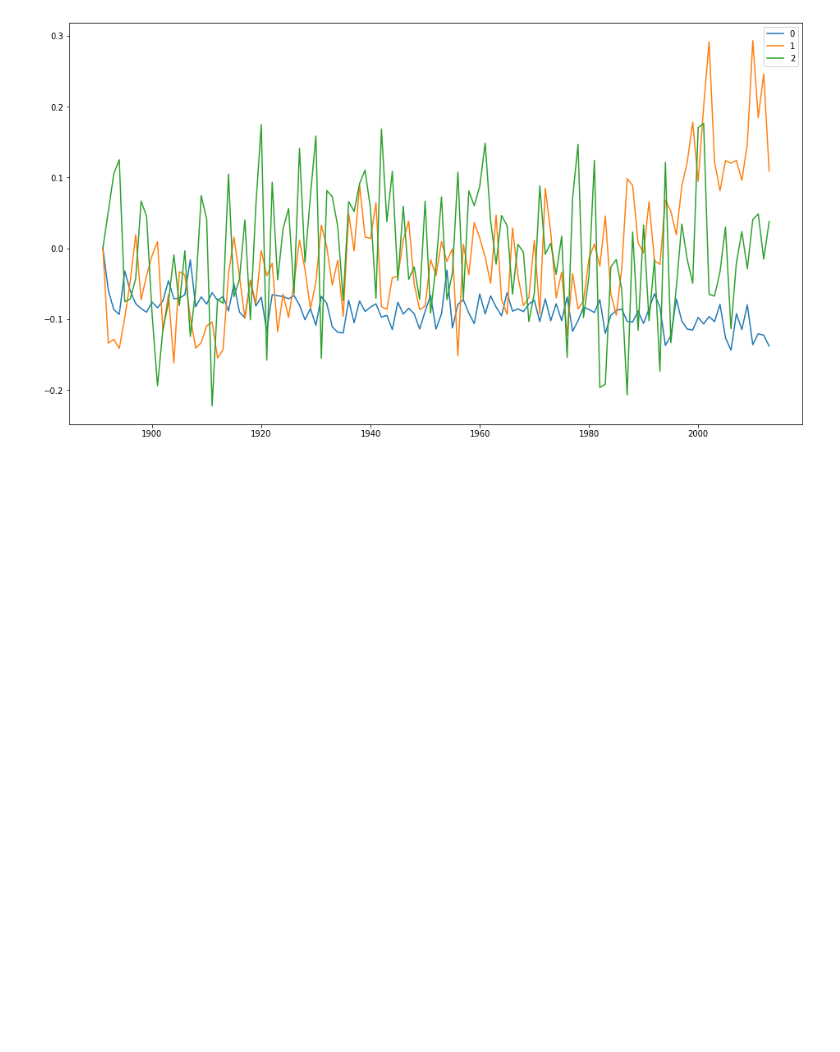
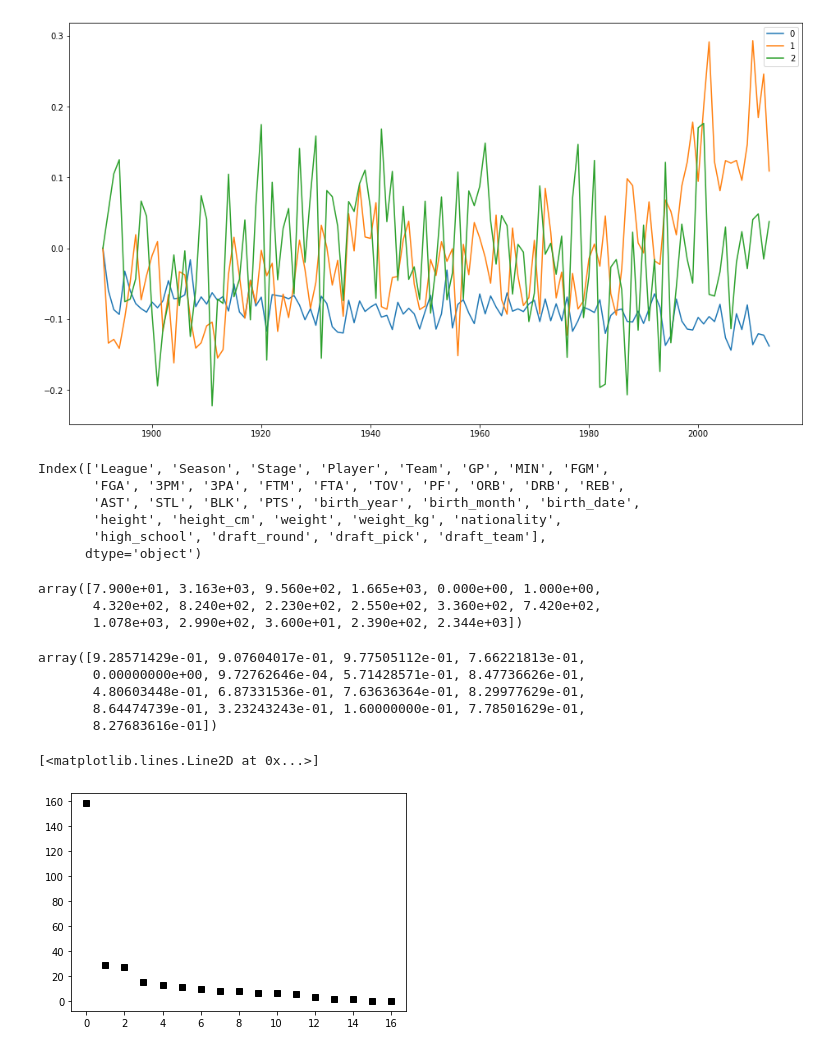
Before and after one commit to bgold-cosmos/mm2022, a Jupyter notebook: Week4a.ipynb, the cells around one changed output. Drawn from its saved outputs; the diff is of its cells as text; code cells hidden in the pictures; blank space fills up the shorter version.

```diff
--- a/Week4a.ipynb
+++ b/Week4a.ipynb
@@ -90,3 +90,46 @@ pp.legend(range(3))
 # %% [output]
 <matplotlib.legend.Legend at 0x...>
 [figure]
+# %%
+import numpy as np
+import matplotlib.pyplot as pp
+import pandas as pd
+
+data = pd.read_csv("players_stats_by_season_full_details.csv")
+# %%
+data.columns
+# %% [output]
+Index(['League', 'Season', 'Stage', 'Player', 'Team', 'GP', 'MIN', 'FGM',
+       'FGA', '3PM', '3PA', 'FTM', 'FTA', 'TOV', 'PF', 'ORB', 'DRB', 'REB',
+       'AST', 'STL', 'BLK', 'PTS', 'birth_year', 'birth_month', 'birth_date',
+       'height', 'height_cm', 'weight', 'weight_kg', 'nationality',
+       'high_school', 'draft_round', 'draft_pick', 'draft_team'],
+      dtype='object')
+# %%
+matrix = data.loc[:,'GP':'PTS'].to_numpy()
+# %%
+matrix[0]
+# %% [output]
+array([7.900e+01, 3.163e+03, 9.560e+02, 1.665e+03, 0.000e+00, 1.000e+00,
+       4.320e+02, 8.240e+02, 2.230e+02, 2.550e+02, 3.360e+02, 7.420e+02,
+       1.078e+03, 2.990e+02, 3.600e+01, 2.390e+02, 2.344e+03])
+# %%
+nmat = np.zeros(np.shape(matrix))
+for i in range(np.shape(matrix)[1]):
+    col = matrix[:,i]
+    col -= np.min(col)
+    col /= np.max(col)
+    nmat[:,i] = col
+nmat[0]
+# %% [output]
+array([9.28571429e-01, 9.07604017e-01, 9.77505112e-01, 7.66221813e-01,
+       0.00000000e+00, 9.72762646e-04, 5.71428571e-01, 8.47736626e-01,
+       4.80603448e-01, 6.87331536e-01, 7.63636364e-01, 8.29977629e-01,
+       8.64474739e-01, 3.23243243e-01, 1.60000000e-01, 7.78501629e-01,
+       8.27683616e-01])
+# %%
+u,s,vt = np.linalg.svd(nmat, full_matrices=False)
+pp.plot(s, 'ks')
+# %% [output]
+[<matplotlib.lines.Line2D at 0x...>]
+[figure, added]
```
Also changed, not shown: parts of 2 cells of this notebook.
